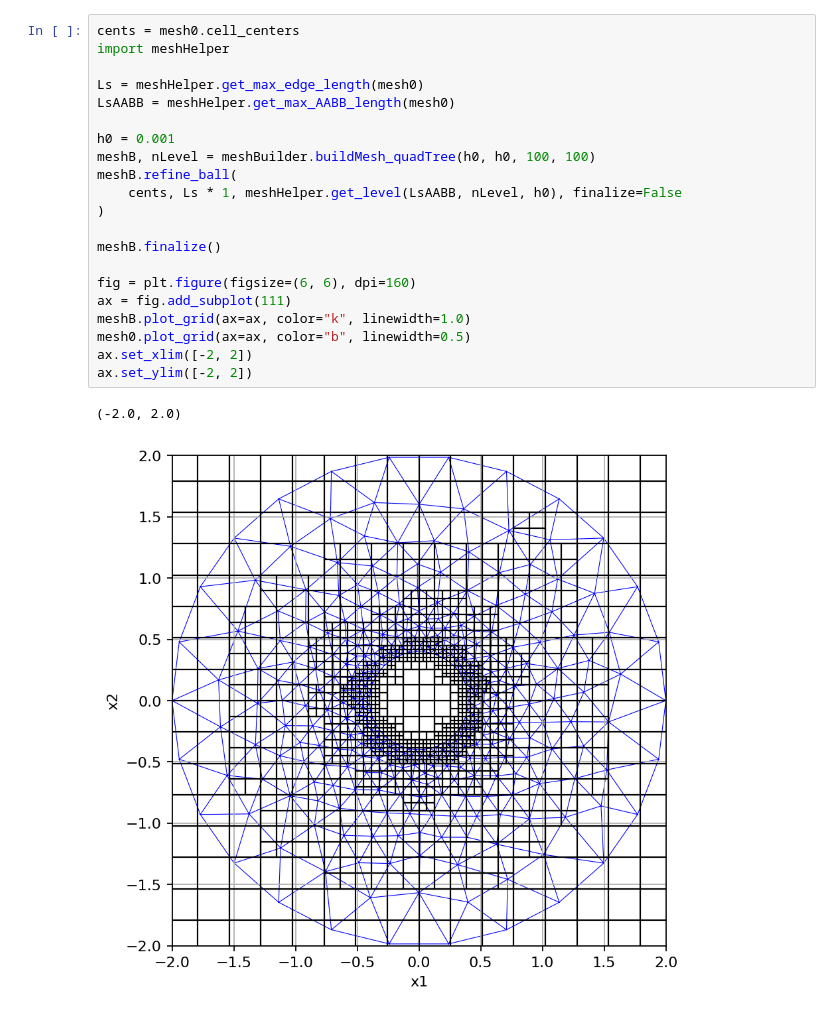
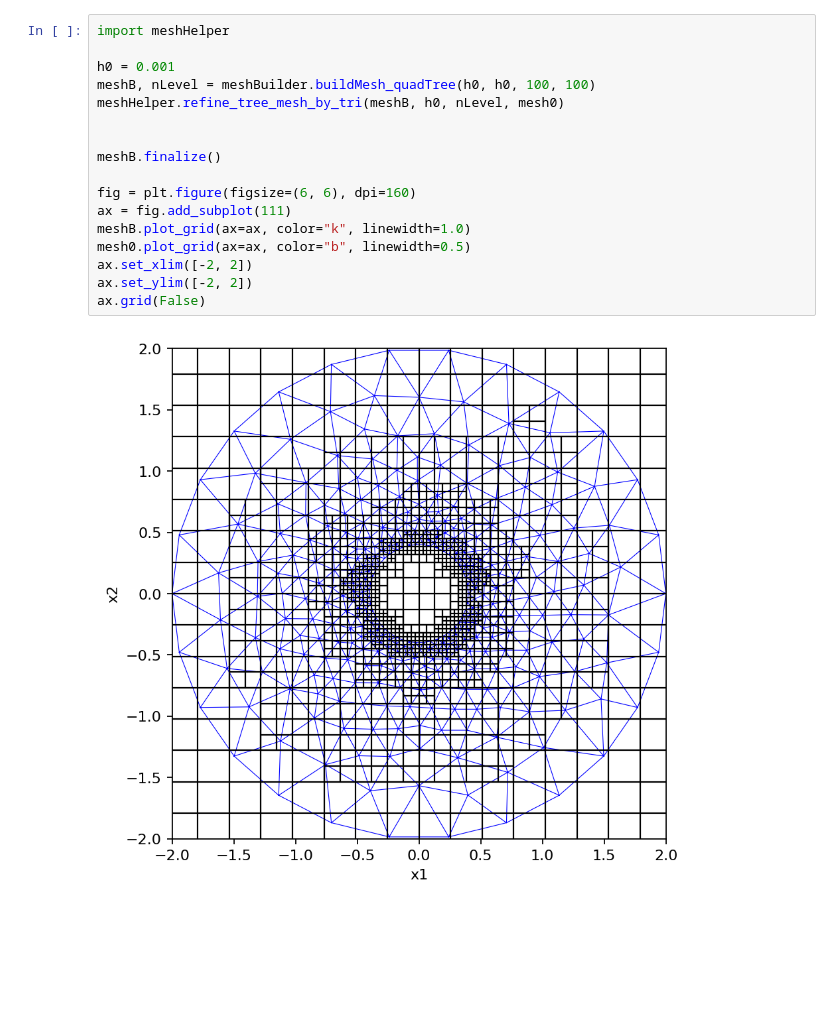
Before and after one commit to harryzhou2000/chimeraTreeDemo, a Jupyter notebook: chimeraTreeDemo/test2.ipynb, the cells around one changed output. Saved outputs shown, nothing was run; the diff lists cells and outputs as text; blank space fills up the shorter version.

```diff
--- a/chimeraTreeDemo/test2.ipynb
+++ b/chimeraTreeDemo/test2.ipynb
@@ -27,24 +31,19 @@ Triangle 3
 # %%
-cents = mesh0.cell_centers
 import meshHelper
-
-Ls = meshHelper.get_max_edge_length(mesh0)
-LsAABB = meshHelper.get_max_AABB_length(mesh0)
 
 h0 = 0.001
 meshB, nLevel = meshBuilder.buildMesh_quadTree(h0, h0, 100, 100)
-meshB.refine_ball(
-    cents, Ls * 1, meshHelper.get_level(LsAABB, nLevel, h0), finalize=False
-)
+meshHelper.refine_tree_mesh_by_tri(meshB, h0, nLevel, mesh0)
+
 
 meshB.finalize()
 
 fig = plt.figure(figsize=(6, 6), dpi=160)
 ax = fig.add_subplot(111)
 meshB.plot_grid(ax=ax, color="k", linewidth=1.0)
 mesh0.plot_grid(ax=ax, color="b", linewidth=0.5)
 ax.set_xlim([-2, 2])
 ax.set_ylim([-2, 2])
+ax.grid(False)
 # %% [output]
-(-2.0, 2.0)
-[figure, old version]
+[figure, new version]
```
Also changed, not shown: parts of 2 cells of this notebook, 8 other files.
